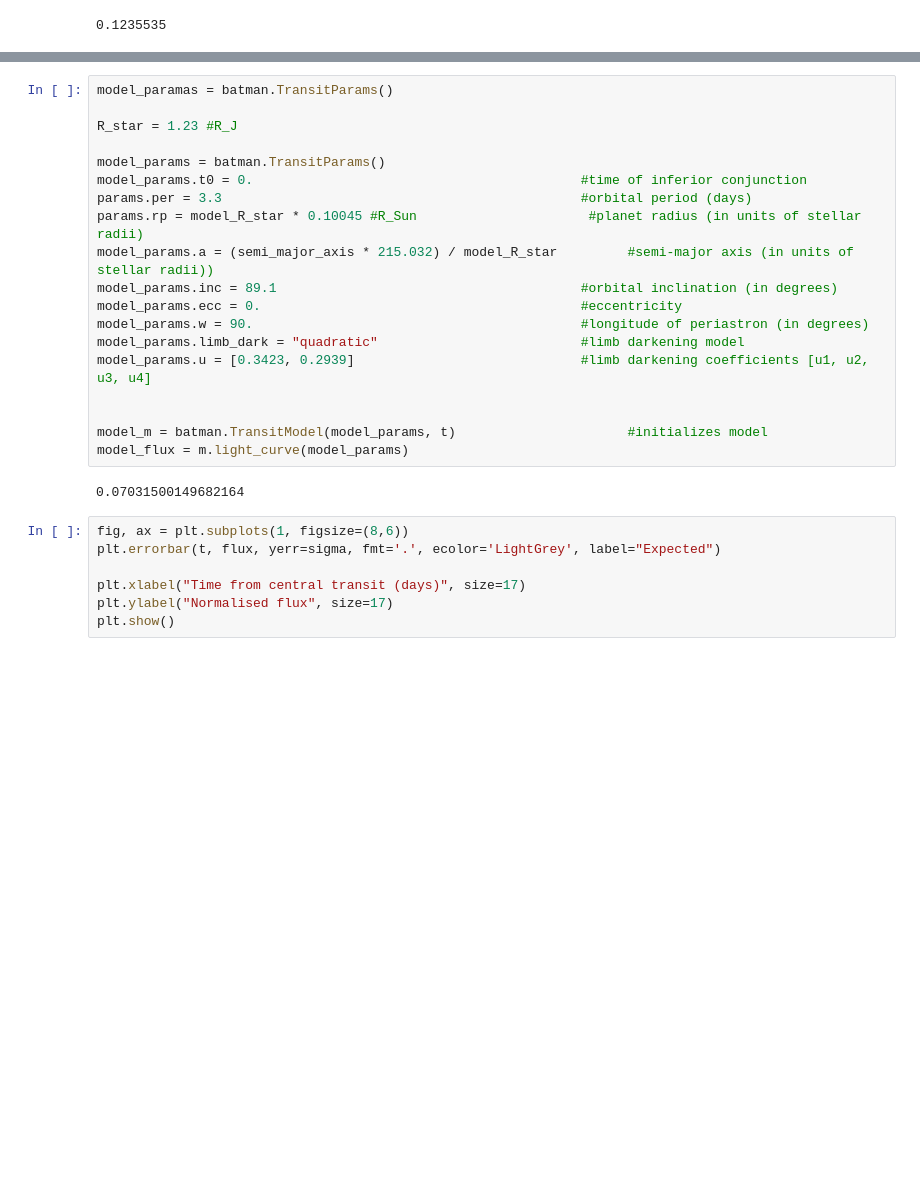
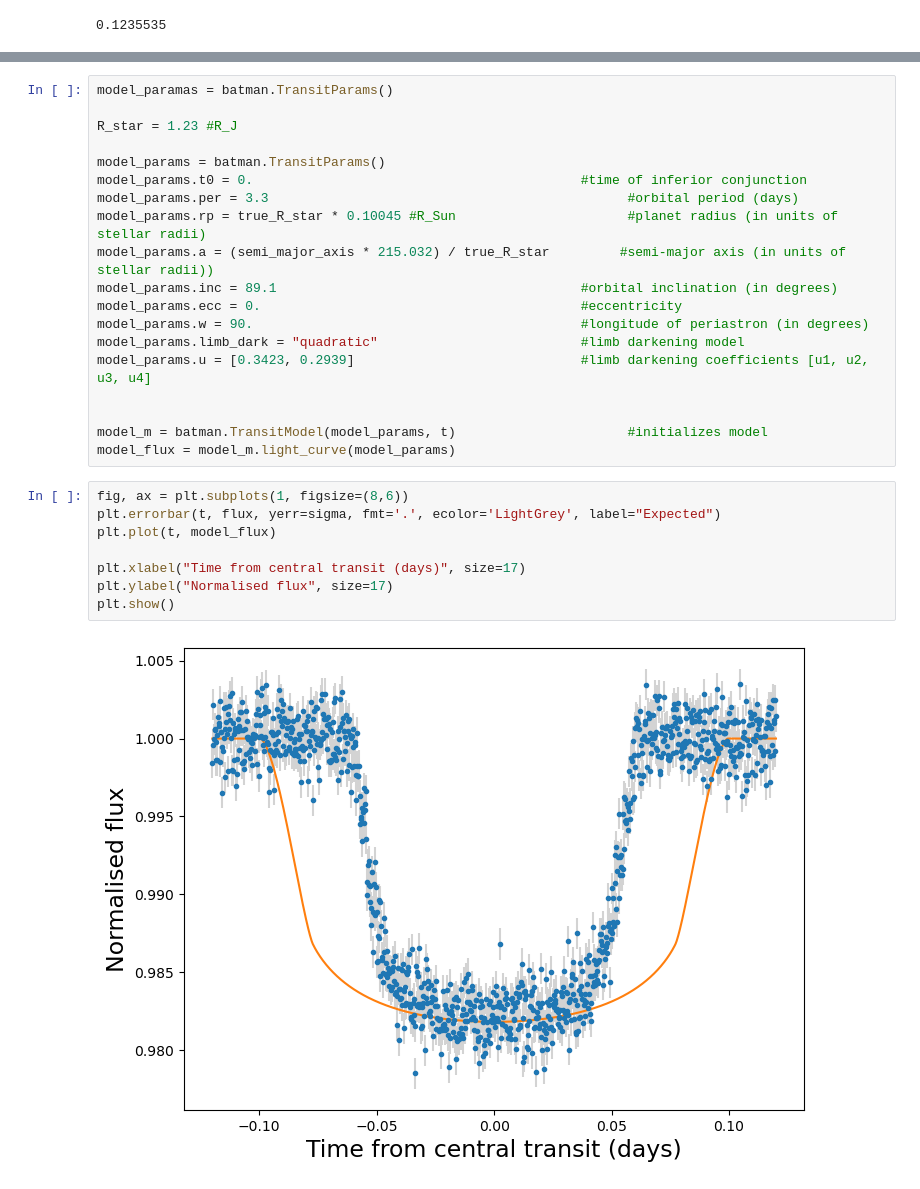
Before and after one commit to hrwakeford/MSci2022_TESS, a Jupyter notebook: Transit_fitting_model/transit_fitting_model.ipynb, the cells around one changed output, grey strips where cells are left out. Cells and saved outputs as stored; diff of their text form; blank space fills up the shorter version.

```diff
--- a/Transit_fitting_model/transit_fitting_model.ipynb
+++ b/Transit_fitting_model/transit_fitting_model.ipynb
@@ -100,9 +111,9 @@ R_star = 1.23 #R_J
 
 model_params = batman.TransitParams()
 model_params.t0 = 0.                                          #time of inferior conjunction
-params.per = 3.3                                              #orbital period (days)
-params.rp = model_R_star * 0.10045 #R_Sun                      #planet radius (in units of stellar radii)
-model_params.a = (semi_major_axis * 215.032) / model_R_star         #semi-major axis (in units of stellar radii))
+model_params.per = 3.3                                              #orbital period (days)
+model_params.rp = true_R_star * 0.10045 #R_Sun                      #planet radius (in units of stellar radii)
+model_params.a = (semi_major_axis * 215.032) / true_R_star         #semi-major axis (in units of stellar radii))
 model_params.inc = 89.1                                       #orbital inclination (in degrees)
 model_params.ecc = 0.                                         #eccentricity
 model_params.w = 90.                                          #longitude of periastron (in degrees)
@@ -111,13 +122,14 @@ model_params.u = [0.3423, 0.2939]                             #limb darkening co
 
 
 model_m = batman.TransitModel(model_params, t)                      #initializes model
-model_flux = m.light_curve(model_params)
+model_flux = model_m.light_curve(model_params)
-# %% [output]
-0.07031500149682164
 # %%
 fig, ax = plt.subplots(1, figsize=(8,6))
 plt.errorbar(t, flux, yerr=sigma, fmt='.', ecolor='LightGrey', label="Expected")
+plt.plot(t, model_flux)
 
 plt.xlabel("Time from central transit (days)", size=17)
 plt.ylabel("Normalised flux", size=17)
 plt.show()
+# %% [output]
+[figure, added]
```
Also changed, not shown: parts of 6 cells of this notebook.
